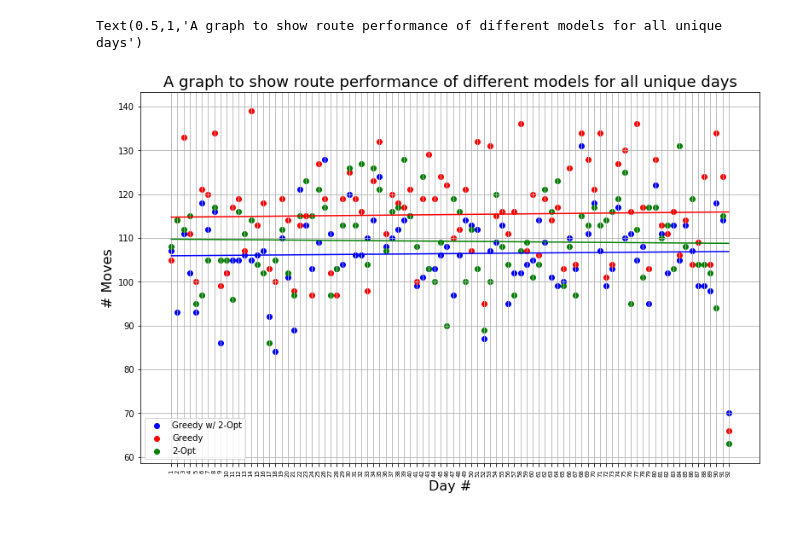
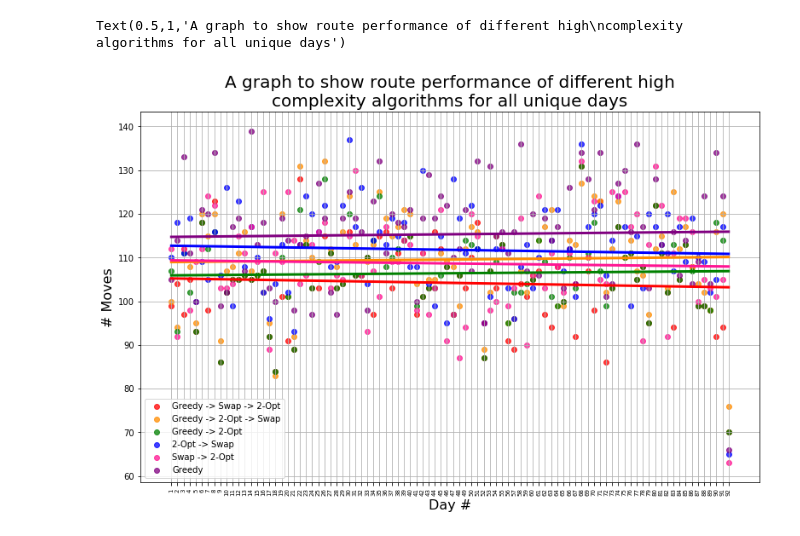
Before and after one commit to hwixley/Drone-Route-Planner, a Jupyter notebook: dataAnalysis/DroneMoveAnalysis.ipynb, the cells around one changed output. Drawn from its saved outputs; the diff is of its cells as text; code cells hidden in the pictures.

```diff
--- a/dataAnalysis/DroneMoveAnalysis.ipynb
+++ b/dataAnalysis/DroneMoveAnalysis.ipynb
@@ -10,33 +1,35 @@ dates = loadtxt("../aqmapsDates.txt",dtype="str",delimiter="\n",unpack=False)
+# %%
+import matplotlib.pyplot as plt
+import numpy as np
+from numpy import loadtxt
+fileNames = ["GST","GTS","GT","GS","TS","ST","G","T","S"]
+names = ["Greedy -> Swap -> 2-Opt", "Greedy -> 2-Opt -> Swap", "Greedy -> 2-Opt", "Greedy -> Swap",
+         "2-Opt -> Swap","Swap -> 2-Opt","Greedy","2-Opt","Swap"]
+colors = ["red","darkorange","green","blue","blue","deeppink","purple","red","cyan"]
+
+moves = [[],[],[],[],[],[],[],[],[]]
+for i in range(8):
+    moves[i] = list(map(int,loadtxt("../aqmaps"+fileNames[i]+"Moves.txt",dtype="str",delimiter="\n",unpack=False)))
+
+dates = loadtxt("../aqmapsDates.txt",dtype="str",delimiter="\n",unpack=False)
 # %%
 import seaborn as sns
 import pandas as pd
 x = range(92)
 
-gMoves = np.empty(len(dates))
-g2Moves = np.empty(len(dates))
-twoMoves = np.empty(len(dates))
+plt.rcParams["figure.figsize"] = (13,8)
 
-for i in range(len(dates)):
-    gMoves[i] = int(strGMoves[i])
-    g2Moves[i] = int(strG2Moves[i])
-    twoMoves[i] = int(str2Moves[i])
-
-plt.rcParams["figure.figsize"] = (13,8)
-plt.scatter(x,g2Moves[0:92],c="blue",label="Greedy w/ 2-Opt")
-plt.plot(x, np.poly1d(np.polyfit(x, g2Moves[0:92], 1))(np.unique(x)),c="blue")
-
-plt.scatter(x,gMoves[0:92],c="red",label="Greedy")
-plt.plot(x, np.poly1d(np.polyfit(x, gMoves[0:92], 1))(np.unique(x)),c="red")
-
-plt.scatter(x,twoMoves[0:92],c="green",label="2-Opt")
-plt.plot(x, np.poly1d(np.polyfit(x, twoMoves[0:92], 1))(np.unique(x)),c="green")
+for i in range(7):
+    if i != 3:
+        plt.scatter(x,moves[i][0:92],c=colors[i],label=names[i],alpha=0.75)
+        plt.plot(x, np.poly1d(np.polyfit(x,moves[i][0:92],1))(np.unique(x)),c=colors[i],lw=3)
 
 plt.grid(True)
 plt.legend(loc="lower left")
 plt.xlabel("Day #",fontsize=16)
 plt.ylabel("# Moves",fontsize=16)
 plt.xticks(x,range(1,93),rotation=90,fontsize=7)
-plt.title("A graph to show route performance of different models for all unique days",fontsize=18)
+plt.title("A graph to show route performance of different high\ncomplexity algorithms for all unique days",fontsize=20)
 # %% [output]
-Text(0.5,1,'A graph to show route performance of different models for all unique days')
+Text(0.5,1,'A graph to show route performance of different high\ncomplexity algorithms for all unique days')
-[figure, old version]
+[figure, new version]
```
Also changed, not shown: parts of 3 cells of this notebook, 4 other files.
